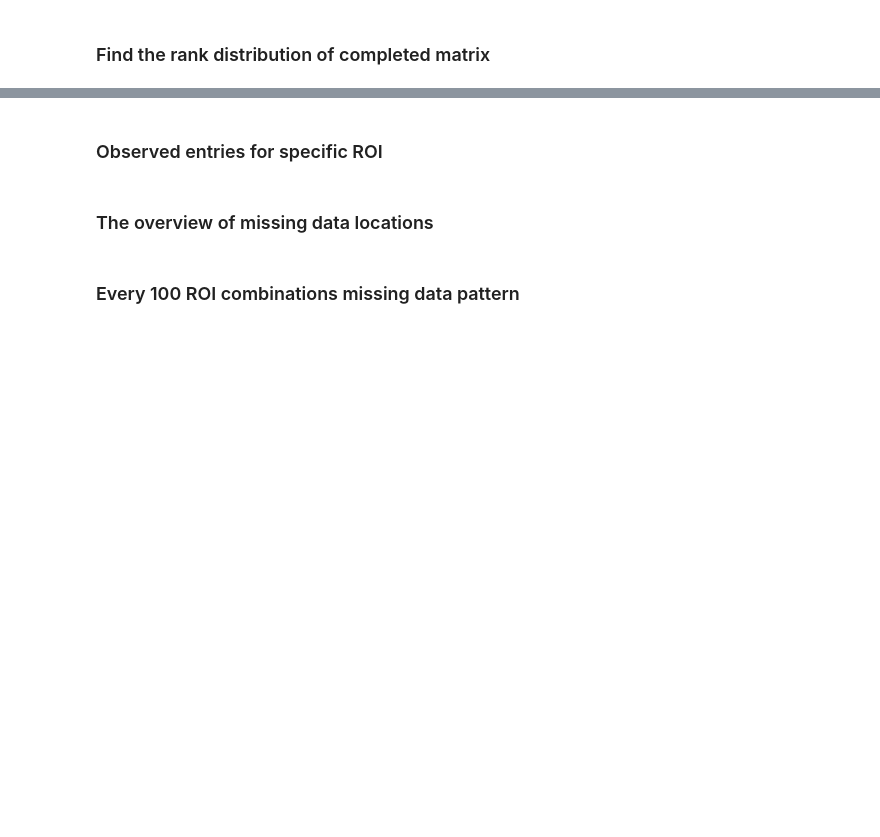
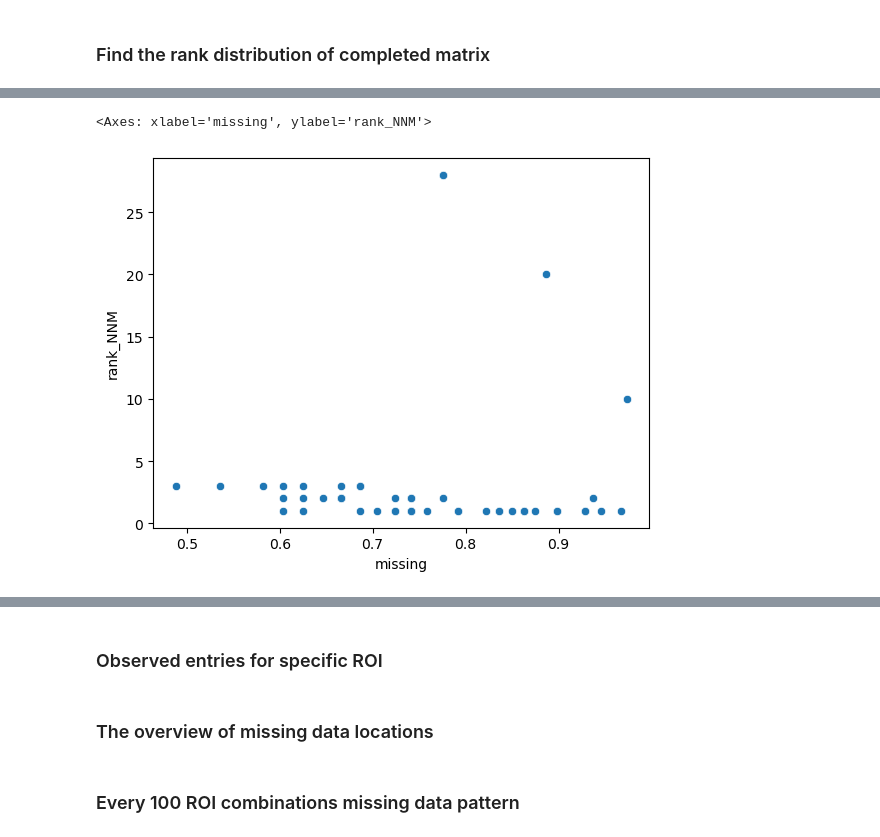
Before and after one commit to 123xrong/EEG-Missing-Data, a Jupyter notebook: Data Exploration.ipynb, the cells around one changed output, grey strips where cells are left out. Cells and saved outputs as stored; diff of their text form; code cells hidden in the pictures; blank space fills up the shorter version.

```diff
--- a/Data Exploration.ipynb
+++ b/Data Exploration.ipynb
@@ -381,9 +381,10 @@ rank_ALS = []
 for i in range(len(ALS_hat)):
     m = NNM_hat[i]
     U,S,Vh = np.linalg.svd(m)
-    for j in range(len(S)):
-        if j == 1:
+    for j in range(1, len(S)):
+        if j == 0:
             continue
         elif S[j-1] / S[j] > 100:
-            rank_ALS.append(j-1)
+            rank_ALS.append(j)
+            break
 # %%
@@ -426,0 +406,10 @@ plt.show()
+# %%
+df = pd.DataFrame()
+df['missing'] = missing_rate
+df['rank_NNM'] = rank_NNM
+df['rank_ALS'] = rank_ALS
+# %%
+sns.scatterplot(x='missing', y='rank_NNM', data=df)
+# %% [output]
+<Axes: xlabel='missing', ylabel='rank_NNM'>
+[figure, added]
```
Also changed, not shown: parts of 19 cells of this notebook, 24 other files.
